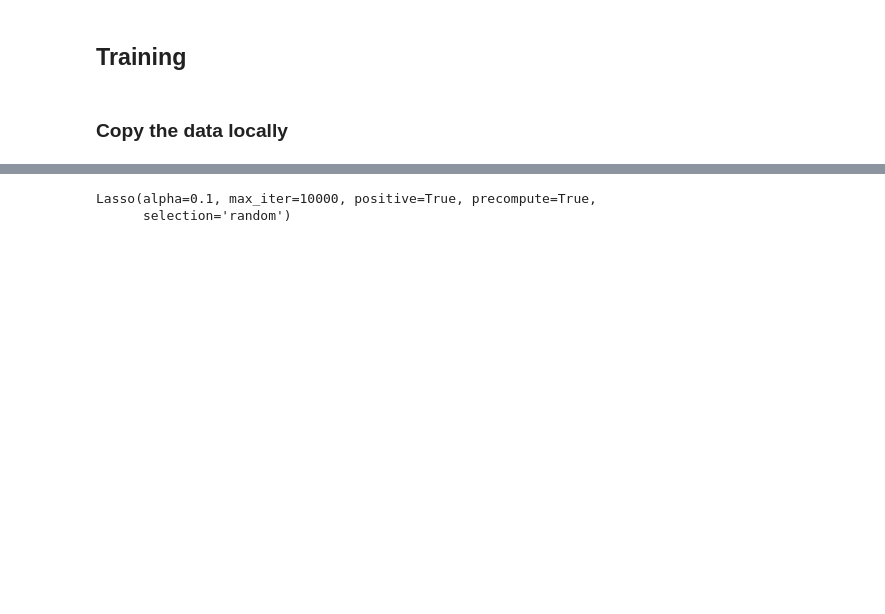
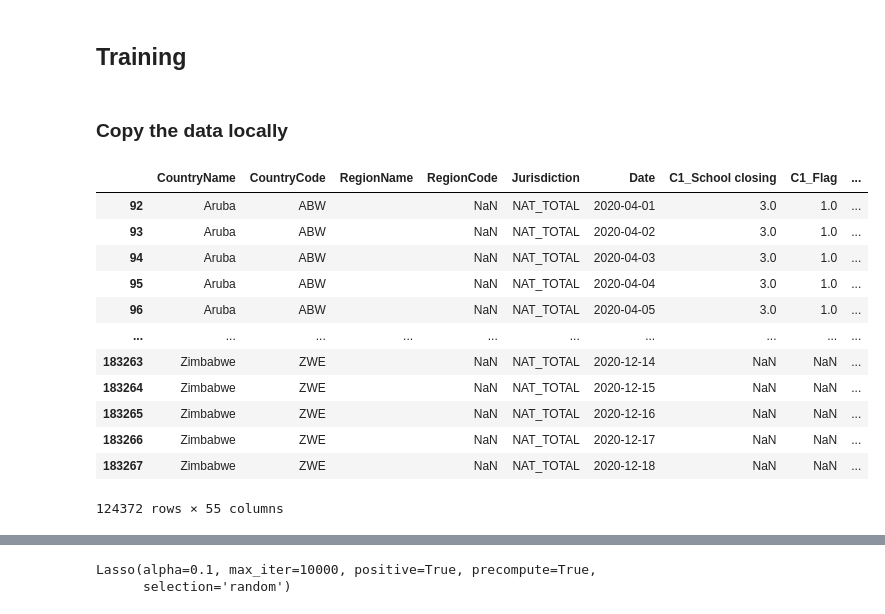
Before and after one commit to cognizant-ai-labs/covid-xprize, a Jupyter notebook: AlphanumericsTeam/predictors/linear/Example-Train-Linear-Rollout-Model.ipynb, the cells around one changed output, grey strips where cells are left out. Saved outputs shown, nothing was run; the diff lists cells and outputs as text; code cells hidden in the pictures; blank space fills up the shorter version.

```diff
--- a/AlphanumericsTeam/predictors/linear/Example-Train-Linear-Rollout-Model.ipynb
+++ b/AlphanumericsTeam/predictors/linear/Example-Train-Linear-Rollout-Model.ipynb
@@ -35,0 +38,20 @@ df = filter_df_regions(df)
+# %%
+# For testing, restrict training data to that before a hypothetical predictor submission date
+HYPOTHETICAL_SUBMISSION_DATE = np.datetime64("today")
+TRAINING_START_DATE = np.datetime64("2020-04-01" )
+df = df[(TRAINING_START_DATE<=df.Date) & (df.Date<= HYPOTHETICAL_SUBMISSION_DATE)]
+df
+# %% [output]
+|  | CountryName | CountryCode | RegionName | RegionCode | Jurisdiction | Date | C1_School closing | C1_Flag | ... |
+| 92 | Aruba | ABW |  | NaN | NAT_TOTAL | 2020-04-01 | 3.0 | 1.0 | ... |
+| 93 | Aruba | ABW |  | NaN | NAT_TOTAL | 2020-04-02 | 3.0 | 1.0 | ... |
+| 94 | Aruba | ABW |  | NaN | NAT_TOTAL | 2020-04-03 | 3.0 | 1.0 | ... |
+| 95 | Aruba | ABW |  | NaN | NAT_TOTAL | 2020-04-04 | 3.0 | 1.0 | ... |
+| 96 | Aruba | ABW |  | NaN | NAT_TOTAL | 2020-04-05 | 3.0 | 1.0 | ... |
+| ... | ... | ... | ... | ... | ... | ... | ... | ... | ... |
+| 183263 | Zimbabwe | ZWE |  | NaN | NAT_TOTAL | 2020-12-14 | NaN | NaN | ... |
+| 183264 | Zimbabwe | ZWE |  | NaN | NAT_TOTAL | 2020-12-15 | NaN | NaN | ... |
+| 183265 | Zimbabwe | ZWE |  | NaN | NAT_TOTAL | 2020-12-16 | NaN | NaN | ... |
+| 183266 | Zimbabwe | ZWE |  | NaN | NAT_TOTAL | 2020-12-17 | NaN | NaN | ... |
+| 183267 | Zimbabwe | ZWE |  | NaN | NAT_TOTAL | 2020-12-18 | NaN | NaN | ... |
+124372 rows × 55 columns
```
Also changed, not shown: parts of 15 cells of this notebook, 19 other files.
